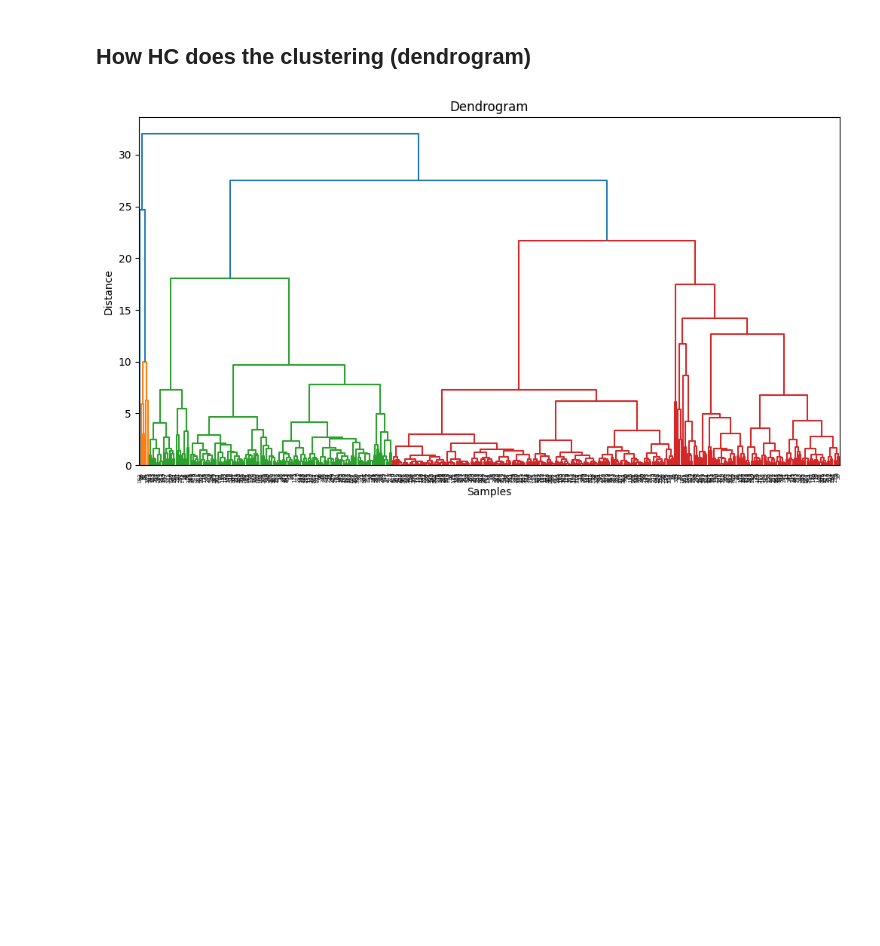
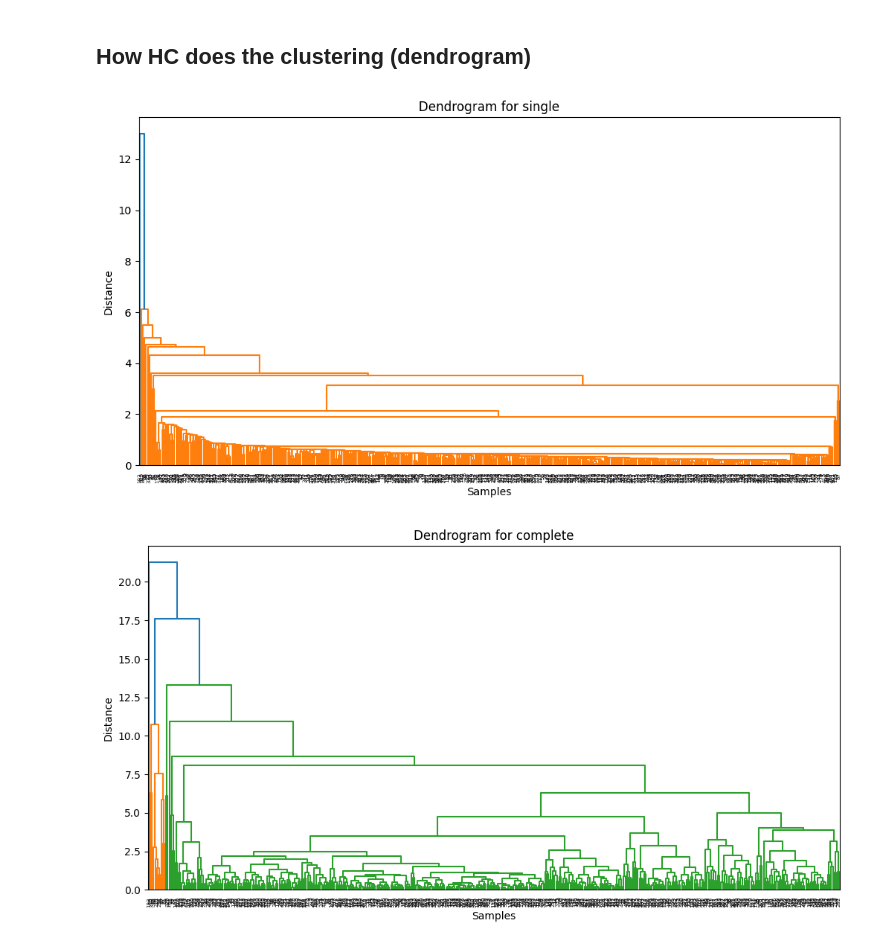
Before and after one commit to NathanG1en/STA4241-final, a Jupyter notebook: HCA/HCA-Practical.ipynb, the cells around one changed output. Cells and saved outputs as stored; diff of their text form; code cells hidden in the pictures; blank space fills up the shorter version.

```diff
--- a/HCA/HCA-Practical.ipynb
+++ b/HCA/HCA-Practical.ipynb
@@ -131,9 +310,14 @@ for m in methods:
 # %%
-plt.figure(figsize=(12,6))
-dendrogram(Z)
-plt.title("Dendrogram")
-plt.xlabel("Samples")
-plt.ylabel("Distance")
-plt.show()
+for m in methods:
+    # compute linkage for this method
+    Z = linkage(X, method=m)
+
+    plt.figure(figsize=(12,6))
+    dendrogram(Z)
+    plt.title(f"Dendrogram for {m}")
+    plt.xlabel("Samples")
+    plt.ylabel("Distance")
+    plt.show()
 # %% [output]
-[figure, old version]
+[figure, new version]
+[figure, added]
```
Also changed, not shown: parts of 17 cells of this notebook, 4 other files.
